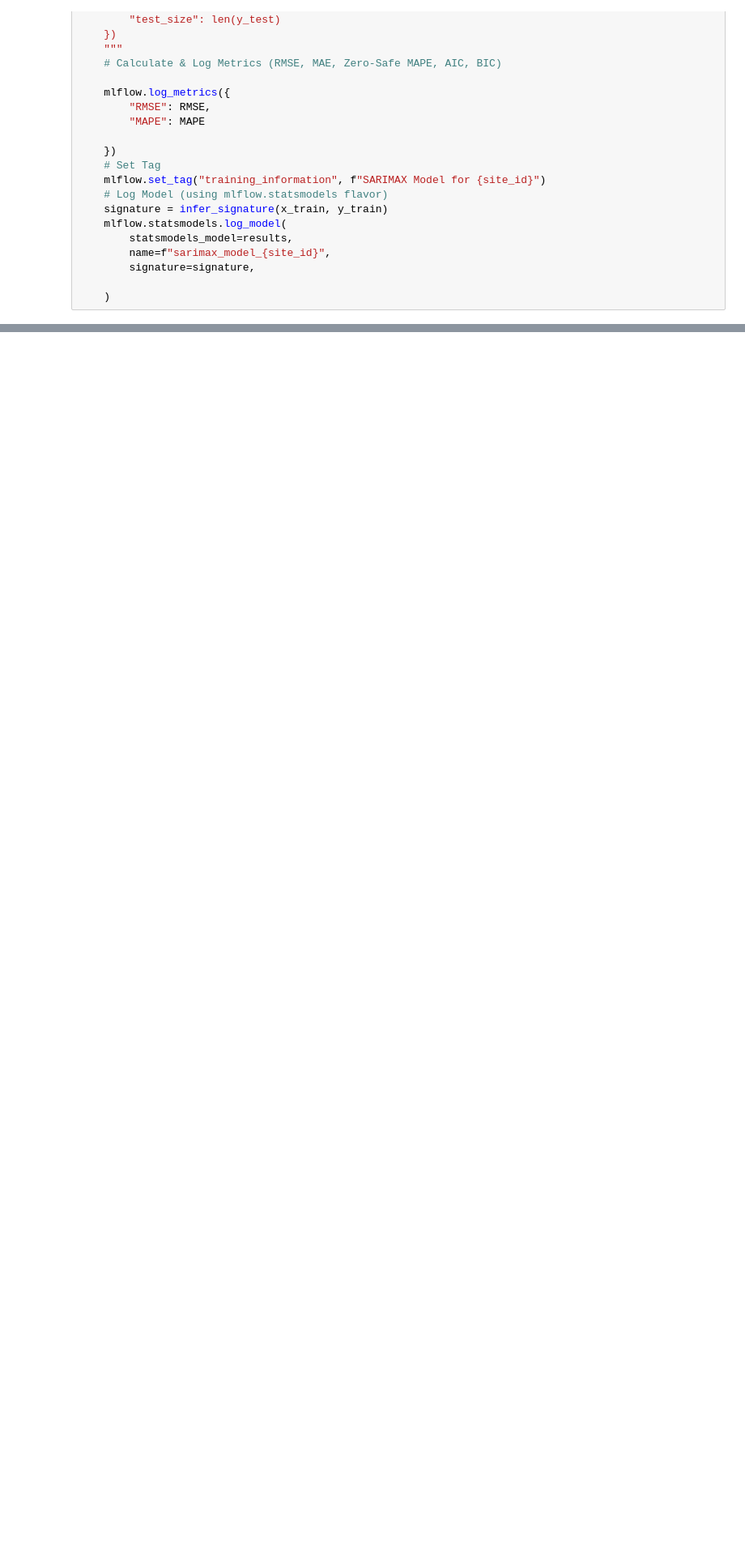
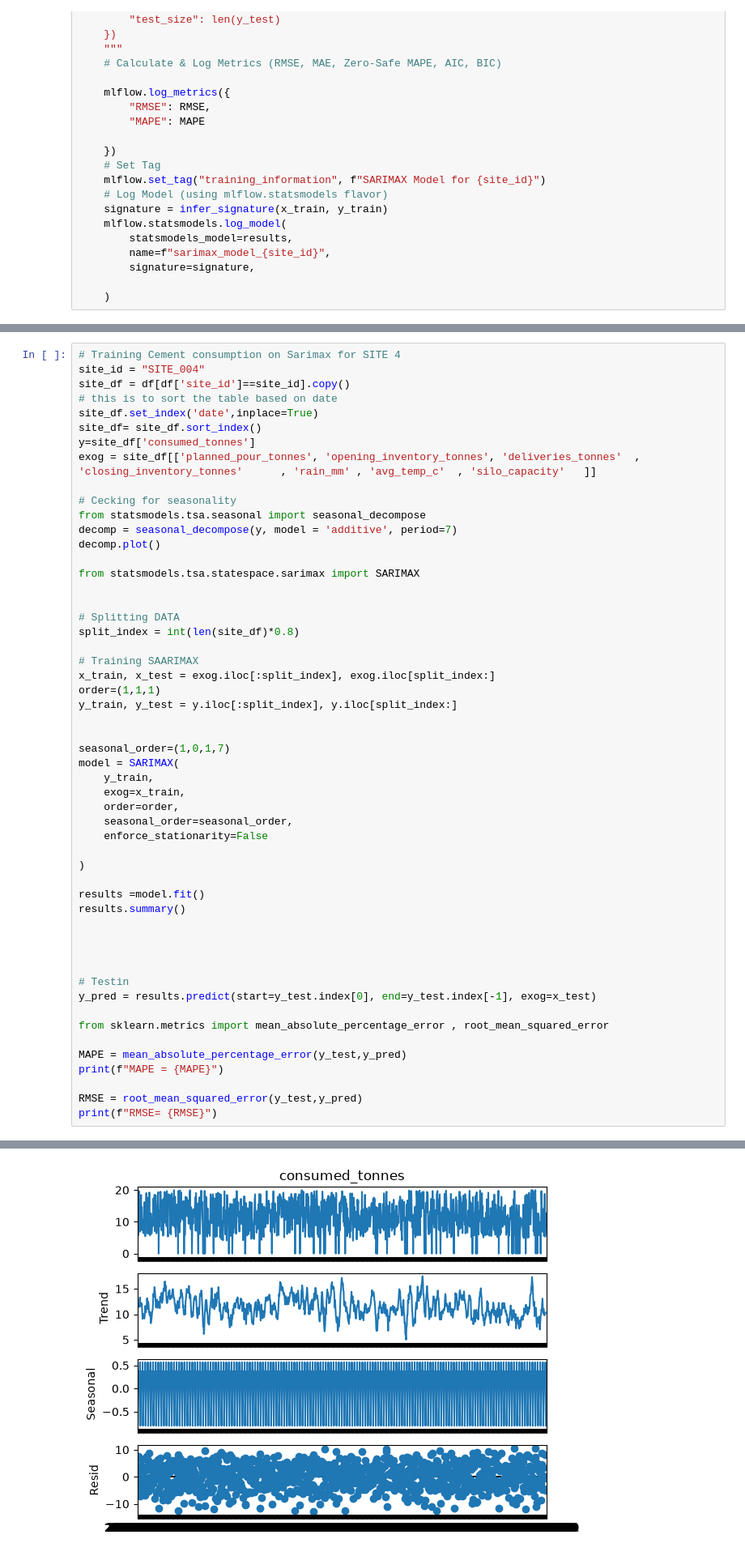
Before and after one commit to Lekssz/Cement-Demand-Forecasting, a Jupyter notebook: notebooks/train.ipynb, the cells around one changed output, grey strips where cells are left out. Shown at 81% size. Saved outputs shown, nothing was run; the diff lists cells and outputs as text; blank space fills up the shorter version.

```diff
--- a/notebooks/train.ipynb
+++ b/notebooks/train.ipynb
@@ -167,0 +282,54 @@ with mlflow.start_run(run_name=f"SARIMAX_{site_id}"):
+# %%
+# Training Cement consumption on Sarimax for SITE 4
+site_id = "SITE_004"
+site_df = df[df['site_id']==site_id].copy()
+# this is to sort the table based on date
+site_df.set_index('date',inplace=True)
+site_df= site_df.sort_index()
+y=site_df['consumed_tonnes']
+exog = site_df[['planned_pour_tonnes', 'opening_inventory_tonnes', 'deliveries_tonnes'	, 'closing_inventory_tonnes'		, 'rain_mm'	, 'avg_temp_c'	, 'silo_capacity'	]]
+
+# Cecking for seasonality
+from statsmodels.tsa.seasonal import seasonal_decompose
+decomp = seasonal_decompose(y, model = 'additive', period=7)
+decomp.plot()
+
+from statsmodels.tsa.statespace.sarimax import SARIMAX
+
+
+# Splitting DATA
+split_index = int(len(site_df)*0.8)
+
+# Training SAARIMAX
+x_train, x_test = exog.iloc[:split_index], exog.iloc[split_index:]
+order=(1,1,1)
+y_train, y_test = y.iloc[:split_index], y.iloc[split_index:]
+
+
+seasonal_order=(1,0,1,7)
+model = SARIMAX(
+    y_train,
+    exog=x_train,
+    order=order,
+    seasonal_order=seasonal_order,
+    enforce_stationarity=False
+
+)
+
+results =model.fit()
+results.summary()
+
+
+
+
+# Testin
+y_pred = results.predict(start=y_test.index[0], end=y_test.index[-1], exog=x_test)
+
+from sklearn.metrics import mean_absolute_percentage_error , root_mean_squared_error
+
+MAPE = mean_absolute_percentage_error(y_test,y_pred)
+print(f"MAPE = {MAPE}")
+
+RMSE = root_mean_squared_error(y_test,y_pred)
+print(f"RMSE= {RMSE}")
+# %% [output]
@@ -167,0 +338 @@ with mlflow.start_run(run_name=f"SARIMAX_{site_id}"):
+[figure, added]
```
Also changed, not shown: parts of 10 cells of this notebook.
